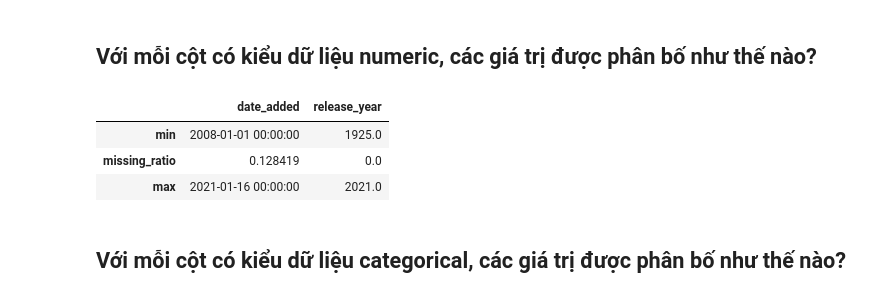
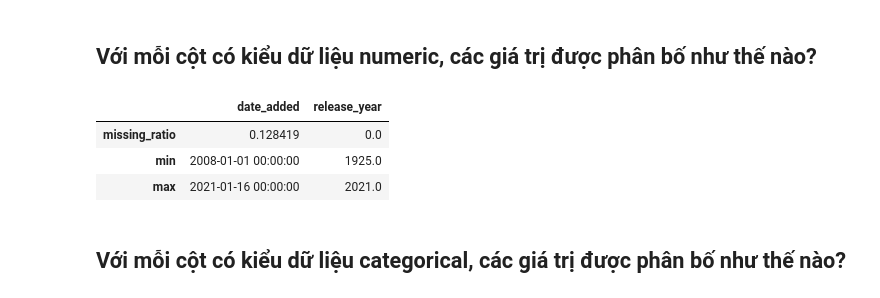
Before and after one commit to Duyvugithub/Final_P4DS, a Jupyter notebook: Notebook.ipynb, the cells around one changed output. Cells and saved outputs as stored; diff of their text form; code cells hidden in the pictures.

```diff
--- a/Notebook.ipynb
+++ b/Notebook.ipynb
@@ -113,12 +113,12 @@ dtype: object
 def missing_ratio(s):
     return s.isna().mean()*100
 # %%
-nume_col_profiles_df = nmts_df[['date_added','release_year']].apply([min, missing_ratio, max])
+nume_col_profiles_df = nmts_df[['date_added','release_year']].apply([missing_ratio, min, max])
 nume_col_profiles_df
 # %% [output]
 |  | date_added | release_year |
+| missing_ratio | 0.128419 | 0.0 |
 | min | 2008-01-01 00:00:00 | 1925.0 |
-| missing_ratio | 0.128419 | 0.0 |
 | max | 2021-01-16 00:00:00 | 2021.0 |
 # %% [markdown]
 ## Với mỗi cột có kiểu dữ liệu categorical, các giá trị được phân bố như thế nào?
```
Also changed, not shown: parts of 3 cells of this notebook.
